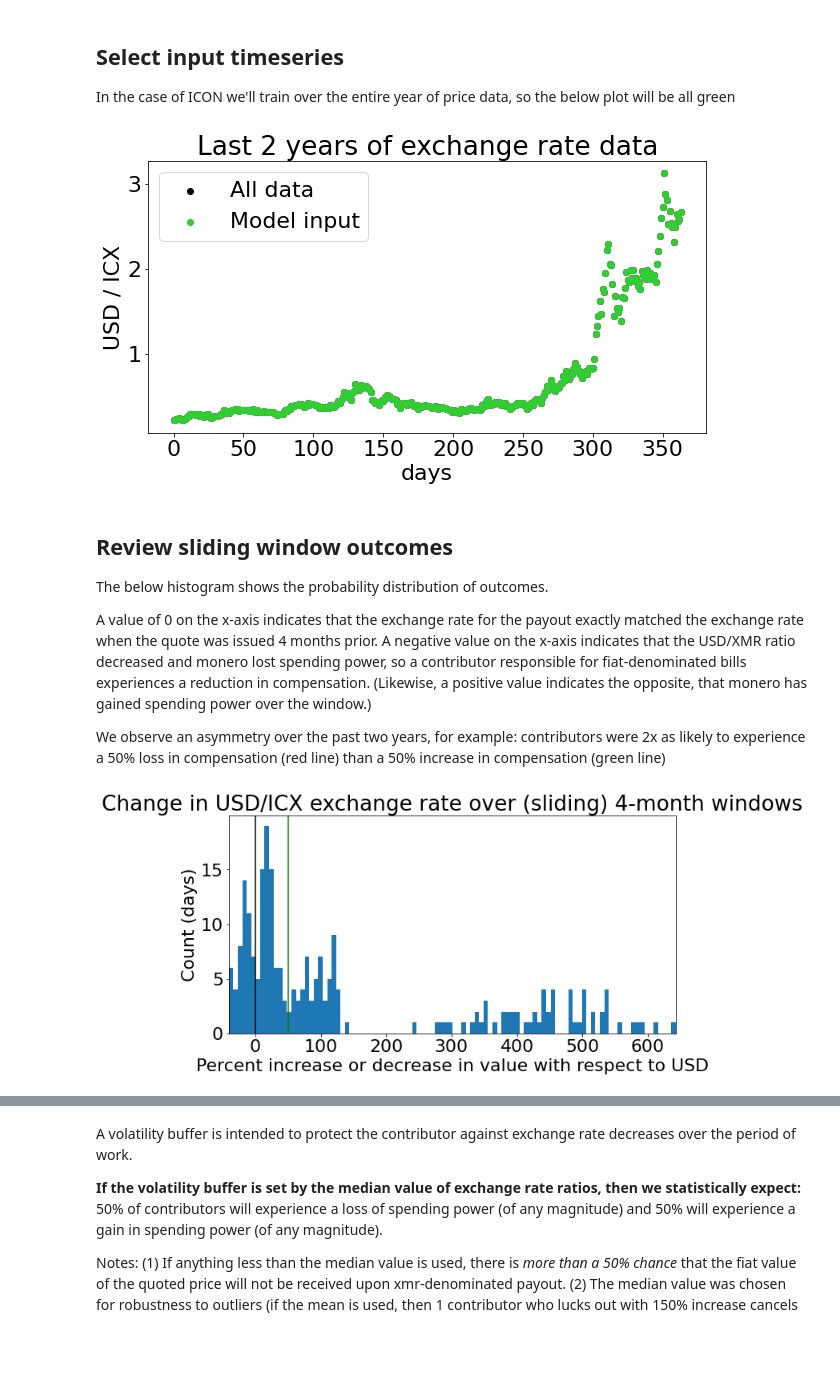
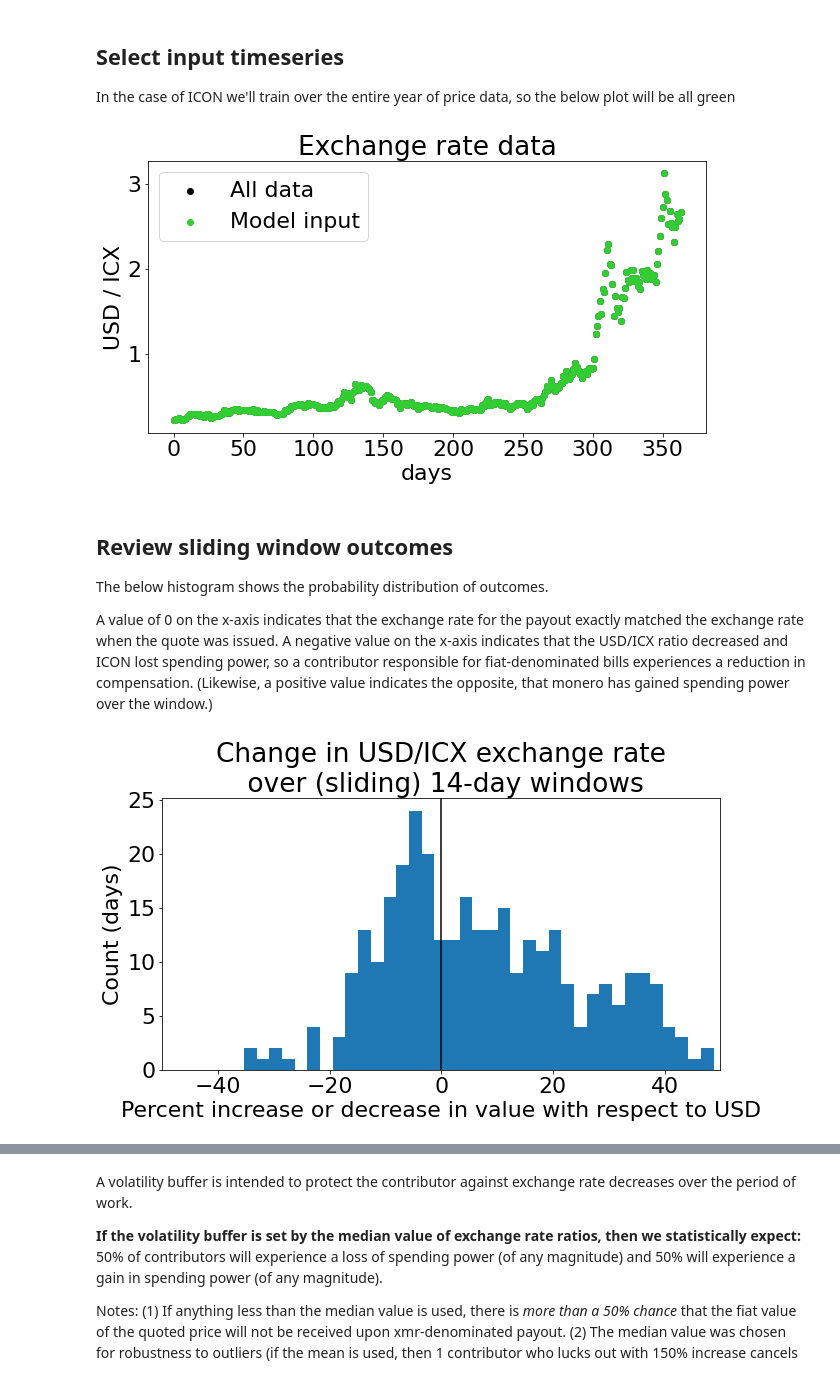
Before and after one commit to Mitchellpkt/volatility_analysis, a Jupyter notebook: volatility_analysis.ipynb, the cells around one changed output, grey strips where cells are left out. Cells and saved outputs as stored; diff of their text form; code cells hidden in the pictures; blank space fills up the shorter version.

Commit message:
updates for ICX and 14-day window

```diff
--- a/volatility_analysis.ipynb
+++ b/volatility_analysis.ipynb
@@ -18,7 +18,7 @@ Window width depends on each project's timeline and the timeseries length is som
 # %% [markdown]
 ## Set model parameters
 # %%
-days_quote_to_pay = 120;  # width of sliding window
+days_quote_to_pay = 14;  # width of sliding window
 timeseries_length_days = 364  # almost 1 year
 path_to_price_data = 'data/icx_exchange_rate_all.csv';
 asset_full_name = 'ICON'
@@ -78,27 +79,23 @@ tr_input = plt.scatter(range(len(df_all) - timeseries_length_days, len(df_all)),
 plt.legend(('All data', 'Model input'))
 plt.xlabel('days')
 plt.ylabel('USD / ' + asset_ticker)
-plt.title('Last 2 years of exchange rate data');
+plt.title('Exchange rate data');
 # %% [output]
-[figure, old version]
+[figure, new version]
 # %% [markdown]
 ## Review sliding window outcomes
 
 The below histogram shows the probability distribution of outcomes.
 
-A value of 0 on the x-axis indicates that the exchange rate for the payout exactly matched the exchange rate when the quote was issued 4 months prior. A negative value on the x-axis indicates that the USD/XMR ratio decreased and monero lost spending power, so a contributor responsible for fiat-denominated bills experiences a reduction in compensation. (Likewise, a positive value indicates the opposite, that monero has gained spending power over the window.)
-
-We observe an asymmetry over the past two years, for example: contributors were 2x as likely to experience a 50% loss in compensation (red line) than a 50% increase in compensation (green line)
+A value of 0 on the x-axis indicates that the exchange rate for the payout exactly matched the exchange rate when the quote was issued. A negative value on the x-axis indicates that the USD/ICX ratio decreased and ICON lost spending power, so a contributor responsible for fiat-denominated bills experiences a reduction in compensation. (Likewise, a positive value indicates the opposite, that monero has gained spending power over the window.)
 # %%
 f = plt.figure(figsize=(10, 5), facecolor='white');
 plt.hist(df["gain_loss"].dropna(), bins=100);
-plt.xlim((min(df['gain_loss'].dropna()), max(df['gain_loss'].dropna())));
 plt.xlabel("Percent increase or decrease in value with respect to USD");
 plt.ylabel('Count (days)');
-plt.title('Change in USD/' + asset_ticker + ' exchange rate over (sliding) 4-month windows');
-plt.axvline(x=-50, color='red');
-plt.axvline(x=+50, color='green');
+plt.title('Change in USD/' + asset_ticker + ' exchange rate\n over (sliding) '+str(days_quote_to_pay)+'-day windows');
 plt.axvline(x=0, color='black');
+plt.xlim((-50,50));
 # %% [output]
-[figure, old version]
+[figure, new version]
 # %% [markdown]
```
Also changed, not shown: parts of 5 cells of this notebook, 1 other file.
